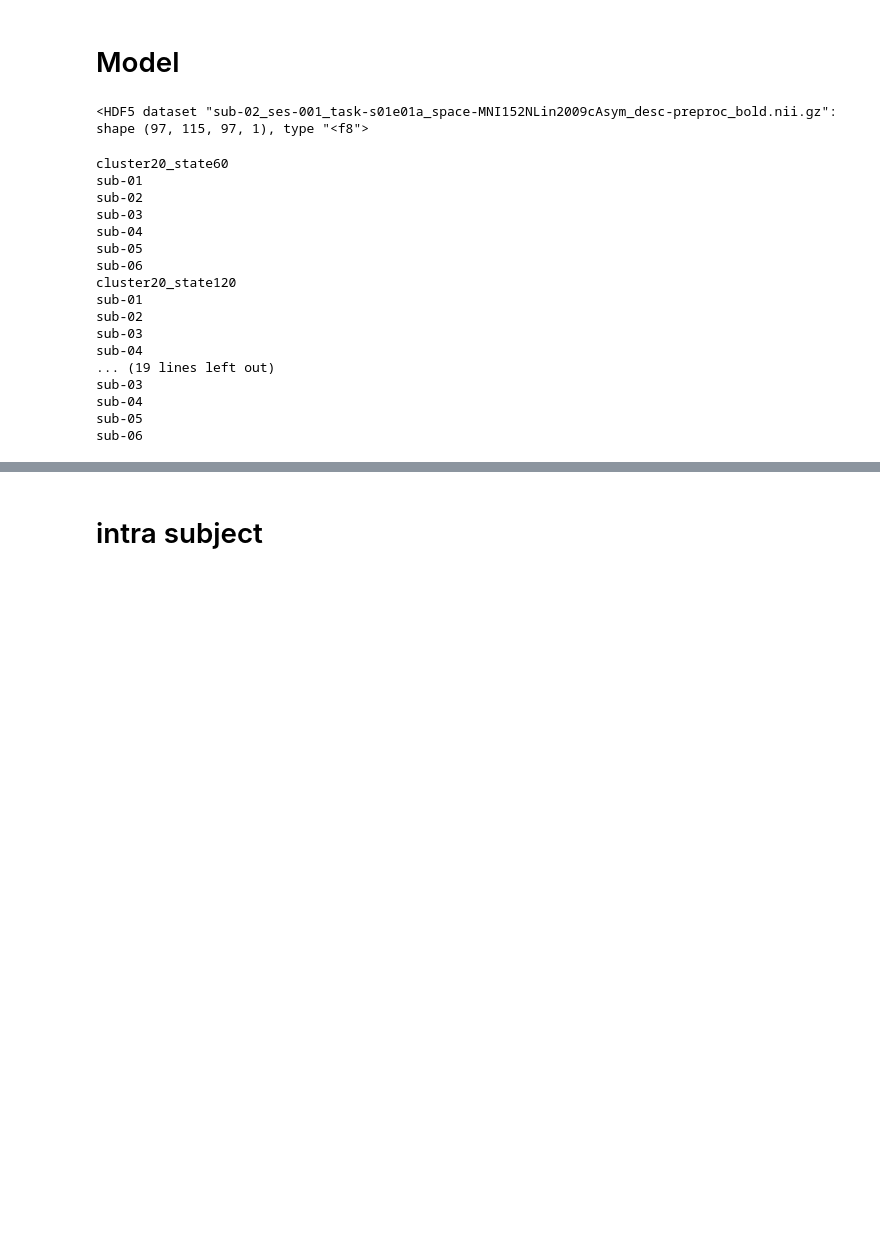
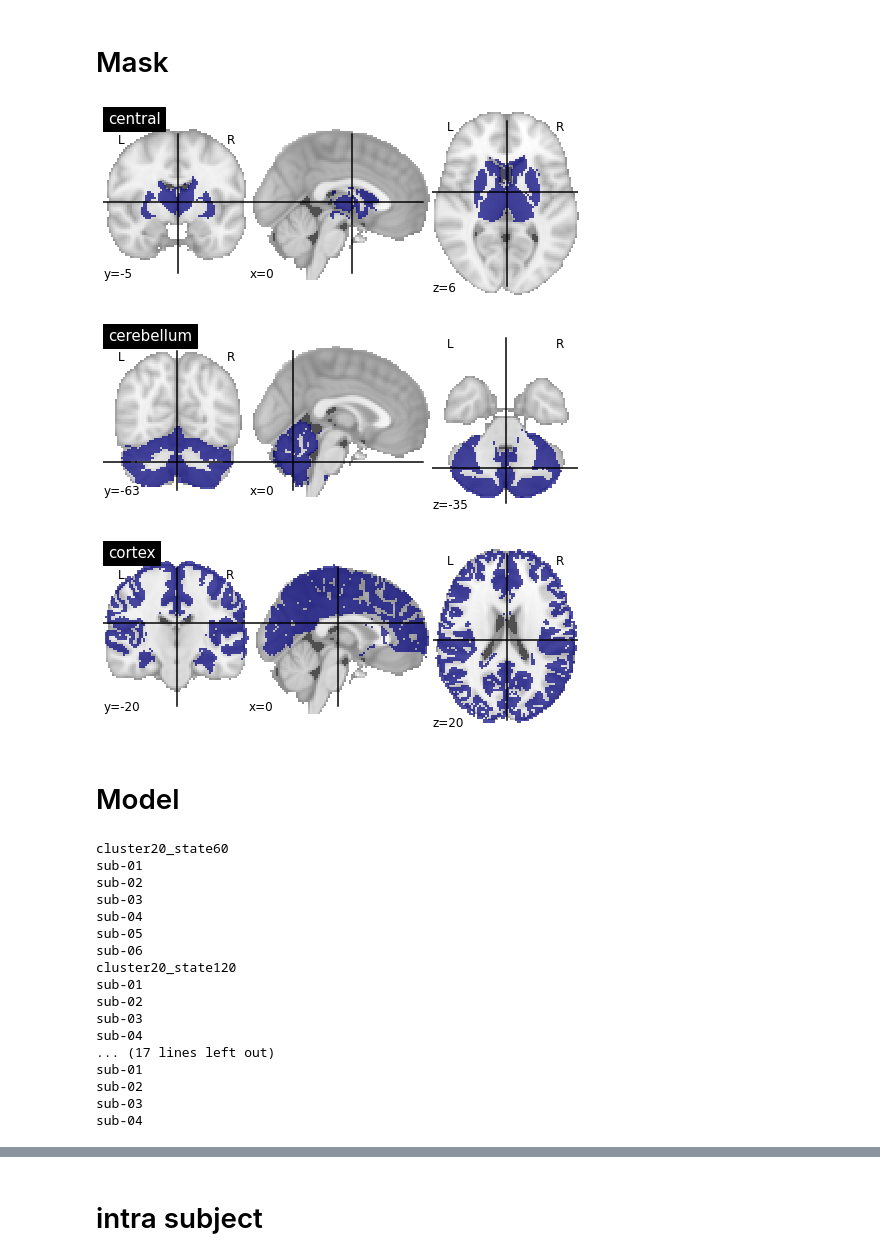
Before and after one commit to courtois-neuromod/cneuromod_embeddings, a Jupyter notebook: fig_r2_friends-s01.ipynb, the cells around one changed output, grey strips where cells are left out. Saved outputs shown, nothing was run; the diff lists cells and outputs as text; code cells hidden in the pictures; blank space fills up the shorter version.

```diff
--- a/fig_r2_friends-s01.ipynb
+++ b/fig_r2_friends-s01.ipynb
@@ -10,3 +11,20 @@ from dypac_utils import load_dypac, load_r2_intra, load_r2_inter, load_r2_other,
+# %% [markdown]
+# Mask
+# %%
+model, mask_img = load_dypac(subject='sub-01', root_data='/data/cisl/pbellec/cneuromod_embeddings/xp_202012/', fwhm=5, cluster=300, state=900)
+# %%
+img = cortical_segmentation(mask_img)
+type_mask = img.keys()
+# %%
+list_mask = list(img.keys())
+mask = dict.fromkeys(type_mask)
+for type_mask in list_mask:
+    mask[type_mask] = (mask_img.get_fdata()>0) & (img[type_mask].get_fdata()>0)
+    plotting.plot_roi(image.new_img_like(mask_img, mask[type_mask]), title=type_mask)
+# %% [output]
+[figure, added]
+[figure, added]
+[figure, added]
 # %% [markdown]
 # Model
 # %%
@@ -20,10 +38,6 @@ def parameter_keys(fwhm=[5]):
         for nump in range(len(cluster)):
             list_keys.append(f'fwhm-{fwhm[numf]}_cluster-{cluster[nump]}_state-{state[nump]}')
     return list_keys
-# %%
-hdf5_file['inter'][sub2]['sub-02_ses-001_task-s01e01a_space-MNI152NLin2009cAsym_desc-preproc_bold.nii.gz']
-# %% [output]
-<HDF5 dataset "sub-02_ses-001_task-s01e01a_space-MNI152NLin2009cAsym_desc-preproc_bold.nii.gz": shape (97, 115, 97, 1), type "<f8">
 # %%
 list_cluster = (20, 20, 50, 50, 300)
 list_state = (60, 120, 150, 300, 900)
@@ -32,6 +46,7 @@ list_subject = subject_keys(6)
 val = np.array([])
 all_label = np.array([])
 type_comp = np.array([])
+type_mask = 'cortex'
 
 for nump in range(len(list_cluster)):
     cluster = list_cluster[nump]
@@ -43,9 +58,9 @@ for nump in range(len(list_cluster)):
 
         hdf5_file = load_r2_intra(subject=sub, root_data=root_data, fwhm=fwhm, cluster=cluster, state=state)
         list_files = list(hdf5_file['validation'].keys())
-        mask = mask_img.get_fdata()>0
+
         for file in list_files:
-            val = np.append(val, np.mean(np.squeeze(hdf5_file['validation'][file])[mask]))
+            val = np.append(val, np.mean(np.squeeze(hdf5_file['validation'][file])[mask[type_mask]]))
             type_comp = np.append(type_comp, 'intra')
             all_label = np.append(all_label, f'cluster{cluster}_state{state}')
 
@@ -54,7 +69,7 @@ for nump in range(len(list_cluster)):
         for sub2 in list_sub2:
             list_files2 = list(hdf5_file['inter'][sub2].keys())
             for file2 in list_files2:
-                val = np.append(val, np.mean(np.squeeze(hdf5_file['inter'][sub2][file2])[mask]))
+                val = np.append(val, np.mean(np.squeeze(hdf5_file['inter'][sub2][file2])[mask[type_mask]]))
                 type_comp = np.append(type_comp, 'inter')
                 all_label = np.append(all_label, f'cluster{cluster}_state{state}')
 # %% [output]
@@ -70,11 +85,11 @@ sub-01
 sub-02
 sub-03
 sub-04
-... (19 lines left out)
+... (17 lines left out)
+sub-01
+sub-02
 sub-03
 sub-04
-sub-05
-sub-06
 # %%
 sns.set_theme(style="whitegrid")
 sns.set(font_scale=1.5)
```
Also changed, not shown: parts of 5 cells of this notebook, 3 other files.
